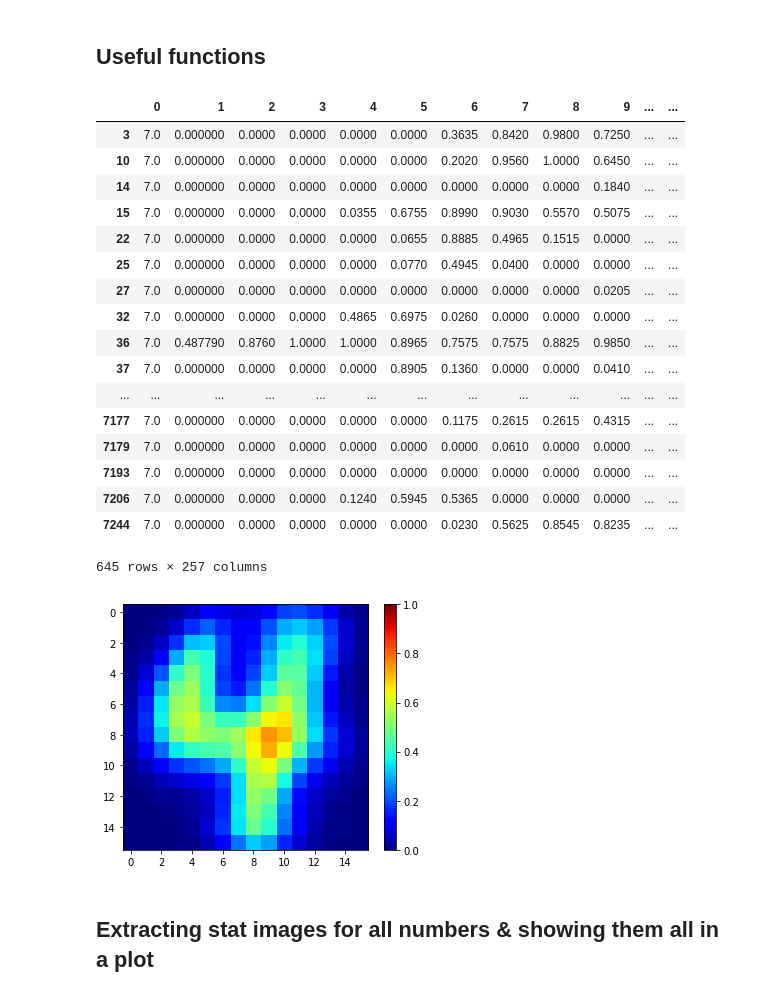
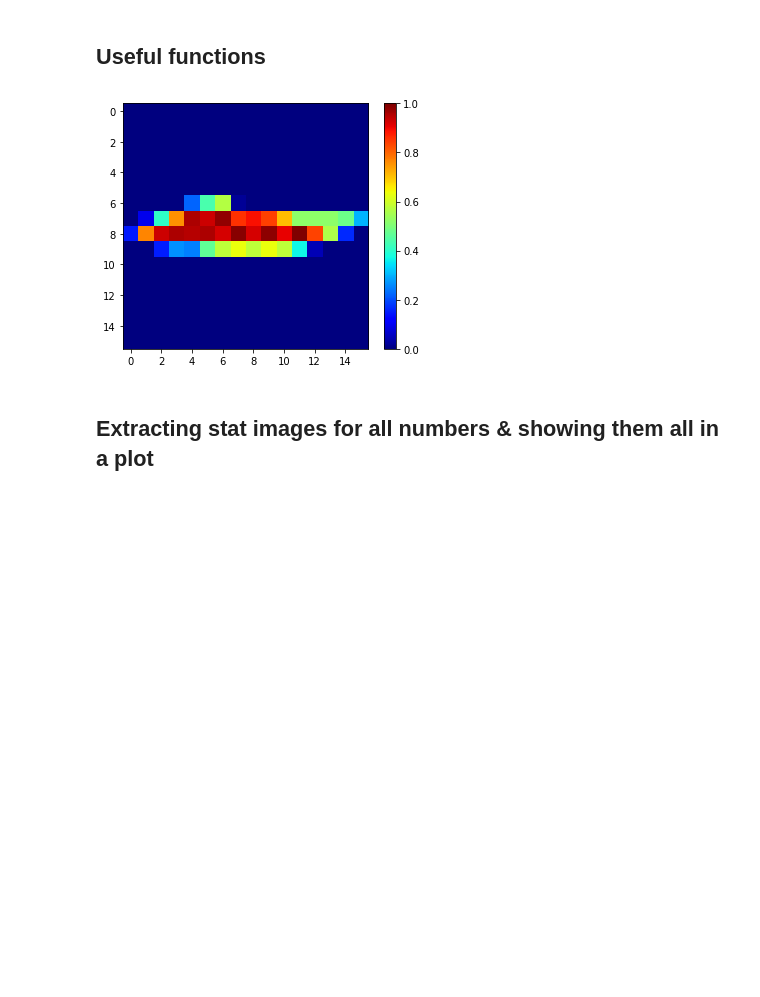
Before and after one commit to r9d9/descript_analysis, a Jupyter notebook: Descriptives_Digits.ipynb, the cells around one changed output. Drawn from its saved outputs; the diff is of its cells as text; code cells hidden in the pictures; blank space fills up the shorter version.

```diff
--- a/Descriptives_Digits.ipynb
+++ b/Descriptives_Digits.ipynb
@@ -53,54 +53,47 @@ def get_digit_rows(data,digit):
     rows = data[data[0] == float(digit)]
     return pd.DataFrame(rows)
 
-display(get_digit_rows(norm_data,7)) # testing the function
+#display(get_digit_rows(norm_data,2)) # testing the function
+
+def print_image_observation(data,row):
+    """shows the image of a specific row in data"""
+    img = data.iloc[row,1:].values.reshape(16,16)
+    plt.imshow(img,cmap="jet",interpolation="nearest",vmin=0,vmax=1)
+    plt.colorbar(fraction=0.046, pad=0.04)
+    plt.tight_layout()
+    return None
+
+print_image_observation(norm_data,3637)
 
 def get_digit_stat_array(data,digit,stat):
     """returns the (reshaped) 16x16 image for a given digit and statistic"""
     digit_rows = get_digit_rows(data,digit).iloc[:,1:]
     if stat == "mean":
         stat_row = digit_rows.mean()
     elif stat == "sd":
         stat_row = np.std(digit_rows)
     elif stat == "max":
         stat_row = np.max(digit_rows)
     elif stat == "min":
         stat_row = np.min(digit_rows)
     else: print("please enter a valid stat (mean,sd,max or min)")
     img = stat_row.values.reshape(16,16)
     return img
 
 #display(get_digit_stat_array(norm_data,8,"mean")) # testing the function
 
 def print_digit(data,digit,stat):
     """returns a plot showing the digit image statistic, e.g. average digit image
         colormap ranges from 0 to 1"""
     img = get_digit_stat_array(data,digit,stat)
     plt.imshow(img,cmap="jet",interpolation="nearest",vmin=0,vmax=1)
     plt.colorbar(fraction=0.046, pad=0.04)
     plt.tight_layout()
 
-print_digit(norm_data,4,"mean") # testing the function
+
+#print_digit(norm_data,4,"mean") # testing the function
 # %% [output]
-|  | 0 | 1 | 2 | 3 | 4 | 5 | 6 | 7 | 8 | 9 | ... | ... |
-| 3 | 7.0 | 0.000000 | 0.0000 | 0.0000 | 0.0000 | 0.0000 | 0.3635 | 0.8420 | 0.9800 | 0.7250 | ... | ... |
-| 10 | 7.0 | 0.000000 | 0.0000 | 0.0000 | 0.0000 | 0.0000 | 0.2020 | 0.9560 | 1.0000 | 0.6450 | ... | ... |
-| 14 | 7.0 | 0.000000 | 0.0000 | 0.0000 | 0.0000 | 0.0000 | 0.0000 | 0.0000 | 0.0000 | 0.1840 | ... | ... |
-| 15 | 7.0 | 0.000000 | 0.0000 | 0.0000 | 0.0355 | 0.6755 | 0.8990 | 0.9030 | 0.5570 | 0.5075 | ... | ... |
-| 22 | 7.0 | 0.000000 | 0.0000 | 0.0000 | 0.0000 | 0.0655 | 0.8885 | 0.4965 | 0.1515 | 0.0000 | ... | ... |
-| 25 | 7.0 | 0.000000 | 0.0000 | 0.0000 | 0.0000 | 0.0770 | 0.4945 | 0.0400 | 0.0000 | 0.0000 | ... | ... |
-| 27 | 7.0 | 0.000000 | 0.0000 | 0.0000 | 0.0000 | 0.0000 | 0.0000 | 0.0000 | 0.0000 | 0.0205 | ... | ... |
-| 32 | 7.0 | 0.000000 | 0.0000 | 0.0000 | 0.4865 | 0.6975 | 0.0260 | 0.0000 | 0.0000 | 0.0000 | ... | ... |
-| 36 | 7.0 | 0.487790 | 0.8760 | 1.0000 | 1.0000 | 0.8965 | 0.7575 | 0.7575 | 0.8825 | 0.9850 | ... | ... |
-| 37 | 7.0 | 0.000000 | 0.0000 | 0.0000 | 0.0000 | 0.8905 | 0.1360 | 0.0000 | 0.0000 | 0.0410 | ... | ... |
-| ... | ... | ... | ... | ... | ... | ... | ... | ... | ... | ... | ... | ... |
-| 7177 | 7.0 | 0.000000 | 0.0000 | 0.0000 | 0.0000 | 0.0000 | 0.1175 | 0.2615 | 0.2615 | 0.4315 | ... | ... |
-| 7179 | 7.0 | 0.000000 | 0.0000 | 0.0000 | 0.0000 | 0.0000 | 0.0000 | 0.0610 | 0.0000 | 0.0000 | ... | ... |
-| 7193 | 7.0 | 0.000000 | 0.0000 | 0.0000 | 0.0000 | 0.0000 | 0.0000 | 0.0000 | 0.0000 | 0.0000 | ... | ... |
-| 7206 | 7.0 | 0.000000 | 0.0000 | 0.0000 | 0.1240 | 0.5945 | 0.5365 | 0.0000 | 0.0000 | 0.0000 | ... | ... |
-| 7244 | 7.0 | 0.000000 | 0.0000 | 0.0000 | 0.0000 | 0.0000 | 0.0230 | 0.5625 | 0.8545 | 0.8235 | ... | ... |
-645 rows × 257 columns
-[figure, old version]
+[figure, new version]
 # %% [markdown]
 ## Extracting stat images for all numbers & showing them all in a plot
 # %%
```
Also changed, not shown: parts of 7 cells of this notebook, 2 other files.
